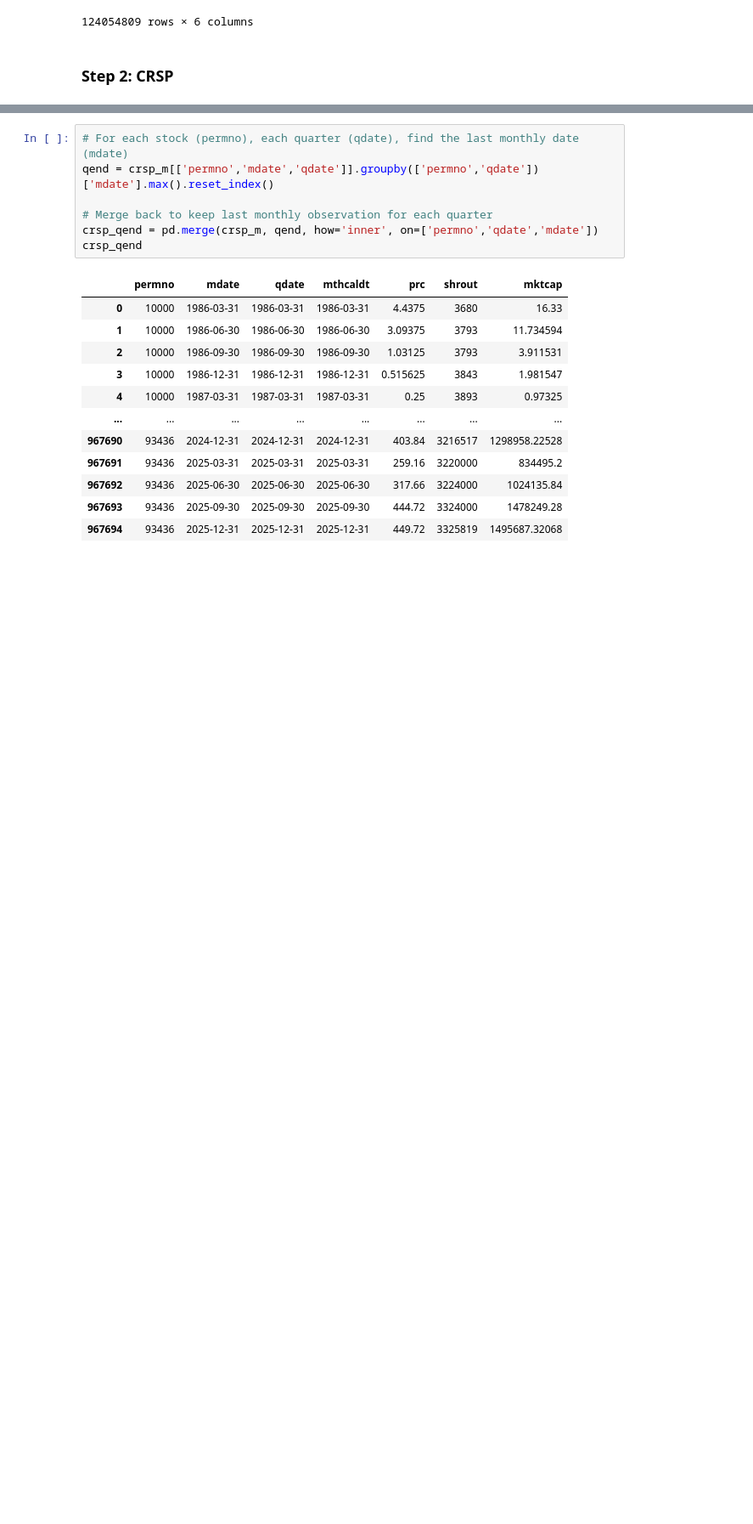
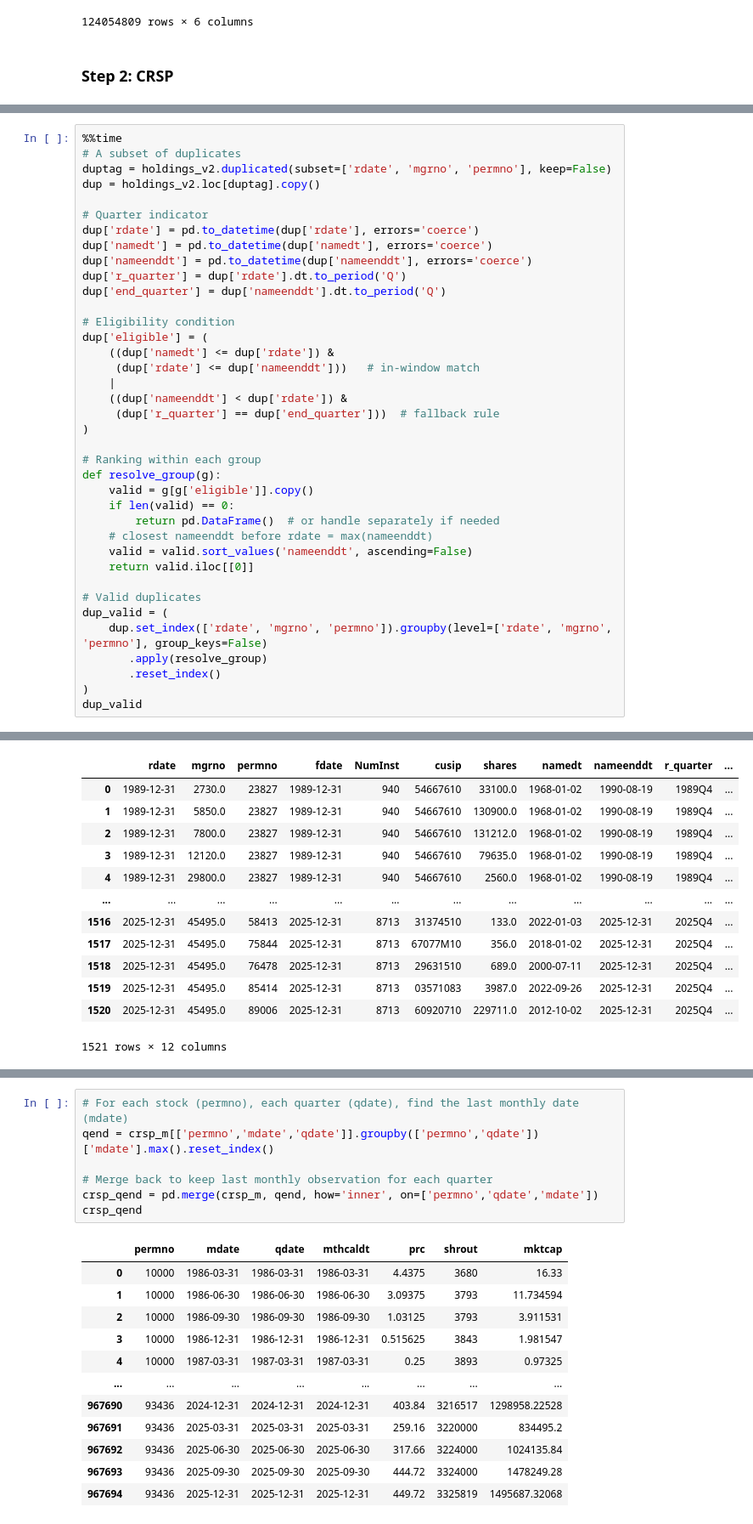
Before and after one commit to rongwang0824/Prepare-Data-for-Asset-Pricing-Projects, a Jupyter notebook: Institutional_Holdings/LSEG_13f_holdings.ipynb, the cells around one changed output, grey strips where cells are left out. Shown at 85% size. Cells and saved outputs as stored; diff of their text form; blank space fills up the shorter version.

```diff
--- a/Institutional_Holdings/LSEG_13f_holdings.ipynb
+++ b/Institutional_Holdings/LSEG_13f_holdings.ipynb
@@ -195,0 +232,39 @@ holdings_v2
+# %%
+%%time
+# A subset of duplicates
+duptag = holdings_v2.duplicated(subset=['rdate', 'mgrno', 'permno'], keep=False)
+dup = holdings_v2.loc[duptag].copy()
+
+# Quarter indicator
+dup['rdate'] = pd.to_datetime(dup['rdate'], errors='coerce')
+dup['namedt'] = pd.to_datetime(dup['namedt'], errors='coerce')
+dup['nameenddt'] = pd.to_datetime(dup['nameenddt'], errors='coerce')
+dup['r_quarter'] = dup['rdate'].dt.to_period('Q')
+dup['end_quarter'] = dup['nameenddt'].dt.to_period('Q')
+
+# Eligibility condition
+dup['eligible'] = (
+    ((dup['namedt'] <= dup['rdate']) &
+     (dup['rdate'] <= dup['nameenddt']))   # in-window match
+    |
+    ((dup['nameenddt'] < dup['rdate']) &
+     (dup['r_quarter'] == dup['end_quarter']))  # fallback rule
+)
+
+# Ranking within each group
+def resolve_group(g):
+    valid = g[g['eligible']].copy()
+    if len(valid) == 0:
+        return pd.DataFrame()  # or handle separately if needed
+    # closest nameenddt before rdate = max(nameenddt)
+    valid = valid.sort_values('nameenddt', ascending=False)
+    return valid.iloc[[0]]
+
+# Valid duplicates
+dup_valid = (
+    dup.set_index(['rdate', 'mgrno', 'permno']).groupby(level=['rdate', 'mgrno', 'permno'], group_keys=False)
+       .apply(resolve_group)
+       .reset_index()
+)
+dup_valid
+# %% [output]
@@ -195,0 +273,13 @@ holdings_v2
+|  | rdate | mgrno | permno | fdate | NumInst | cusip | shares | namedt | nameenddt | r_quarter | ... |
+| 0 | 1989-12-31 | 2730.0 | 23827 | 1989-12-31 | 940 | 54667610 | 33100.0 | 1968-01-02 | 1990-08-19 | 1989Q4 | ... |
+| 1 | 1989-12-31 | 5850.0 | 23827 | 1989-12-31 | 940 | 54667610 | 130900.0 | 1968-01-02 | 1990-08-19 | 1989Q4 | ... |
+| 2 | 1989-12-31 | 7800.0 | 23827 | 1989-12-31 | 940 | 54667610 | 131212.0 | 1968-01-02 | 1990-08-19 | 1989Q4 | ... |
+| 3 | 1989-12-31 | 12120.0 | 23827 | 1989-12-31 | 940 | 54667610 | 79635.0 | 1968-01-02 | 1990-08-19 | 1989Q4 | ... |
+| 4 | 1989-12-31 | 29800.0 | 23827 | 1989-12-31 | 940 | 54667610 | 2560.0 | 1968-01-02 | 1990-08-19 | 1989Q4 | ... |
+| ... | ... | ... | ... | ... | ... | ... | ... | ... | ... | ... | ... |
+| 1516 | 2025-12-31 | 45495.0 | 58413 | 2025-12-31 | 8713 | 31374510 | 133.0 | 2022-01-03 | 2025-12-31 | 2025Q4 | ... |
+| 1517 | 2025-12-31 | 45495.0 | 75844 | 2025-12-31 | 8713 | 67077M10 | 356.0 | 2018-01-02 | 2025-12-31 | 2025Q4 | ... |
+| 1518 | 2025-12-31 | 45495.0 | 76478 | 2025-12-31 | 8713 | 29631510 | 689.0 | 2000-07-11 | 2025-12-31 | 2025Q4 | ... |
+| 1519 | 2025-12-31 | 45495.0 | 85414 | 2025-12-31 | 8713 | 03571083 | 3987.0 | 2022-09-26 | 2025-12-31 | 2025Q4 | ... |
+| 1520 | 2025-12-31 | 45495.0 | 89006 | 2025-12-31 | 8713 | 60920710 | 229711.0 | 2012-10-02 | 2025-12-31 | 2025Q4 | ... |
+1521 rows × 12 columns
```
Also changed, not shown: parts of 16 cells of this notebook, 2 other files.
